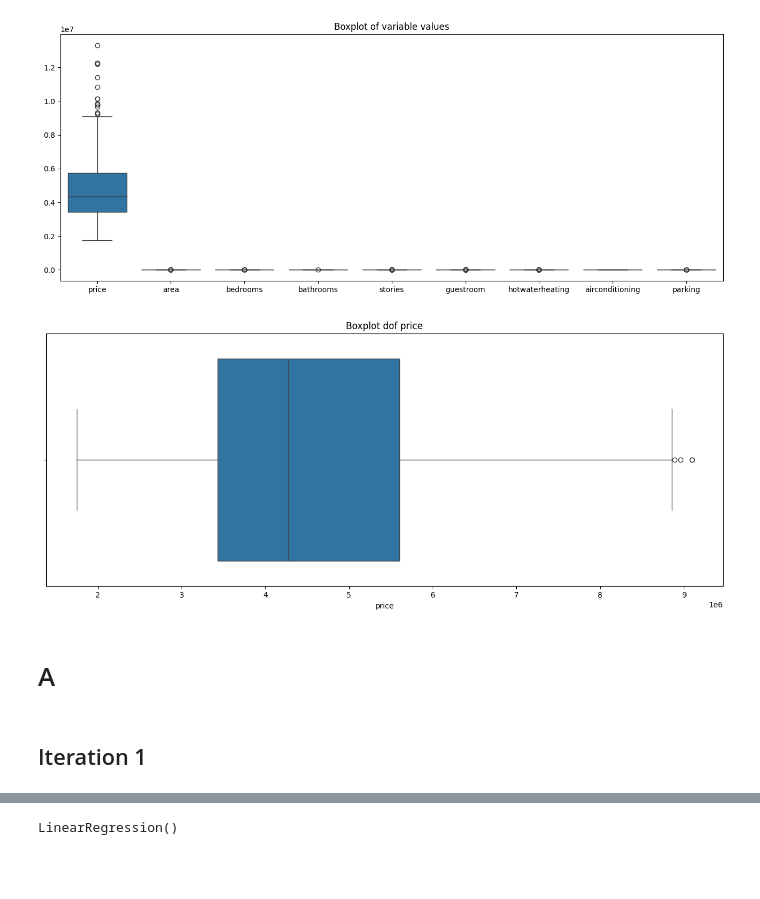
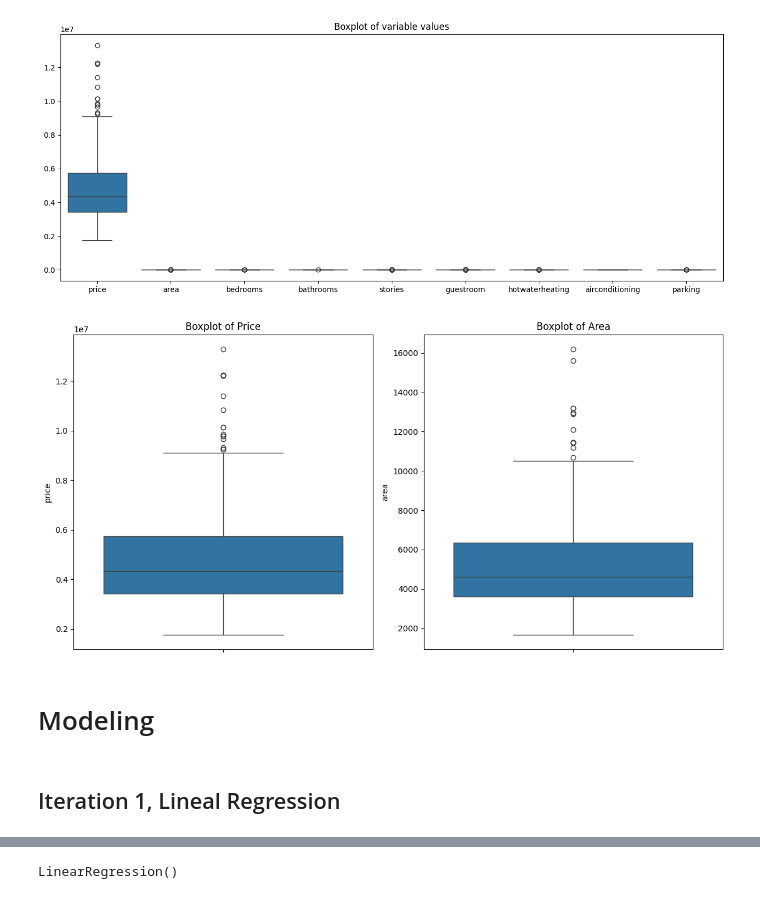
Before and after one commit to TomasCastilloF/House_Price_Prediction_Based_on_Features, a Jupyter notebook: Proyect.ipynb, the cells around one changed output, grey strips where cells are left out. Drawn from its saved outputs; the diff is of its cells as text; code cells hidden in the pictures; blank space fills up the shorter version.

```diff
--- a/Proyect.ipynb
+++ b/Proyect.ipynb
@@ -156,13 +149,23 @@ data_filtrado = data[(data['price'] >= lower_limit) & (data['price'] <= upper_li
-# %%
-# Visualizing the distribution of price after removing outliers
-df = pd.DataFrame(data_filtrado)
-plt.figure(figsize=(16, 6))
-sns.boxplot(x=df['price'])
-plt.title('Boxplot dof price')
-plt.show()
-# %% [output]
-[figure, removed]
+# %%
+# Create a figure with subplots
+plt.figure(figsize=(12, 6))
+
+# Boxplot for 'price'
+plt.subplot(1, 2, 1)  # 1 row, 2 columns, 1st subplot
+sns.boxplot(y=df['price'])
+plt.title('Boxplot of Price')
+
+# Boxplot for 'area'
+plt.subplot(1, 2, 2)  # 1 row, 2 columns, 2nd subplot
+sns.boxplot(y=df['area'])
+plt.title('Boxplot of Area')
+
+# Show the plot
+plt.tight_layout()  # Adjust the spacing between subplots
+plt.show()
+# %% [output]
+[figure, added]
 # %% [markdown]
-# A
+# Modeling
 # %% [markdown]
-## Iteration 1
+## Iteration 1, Lineal Regression
```
Also changed, not shown: parts of 35 cells of this notebook.
